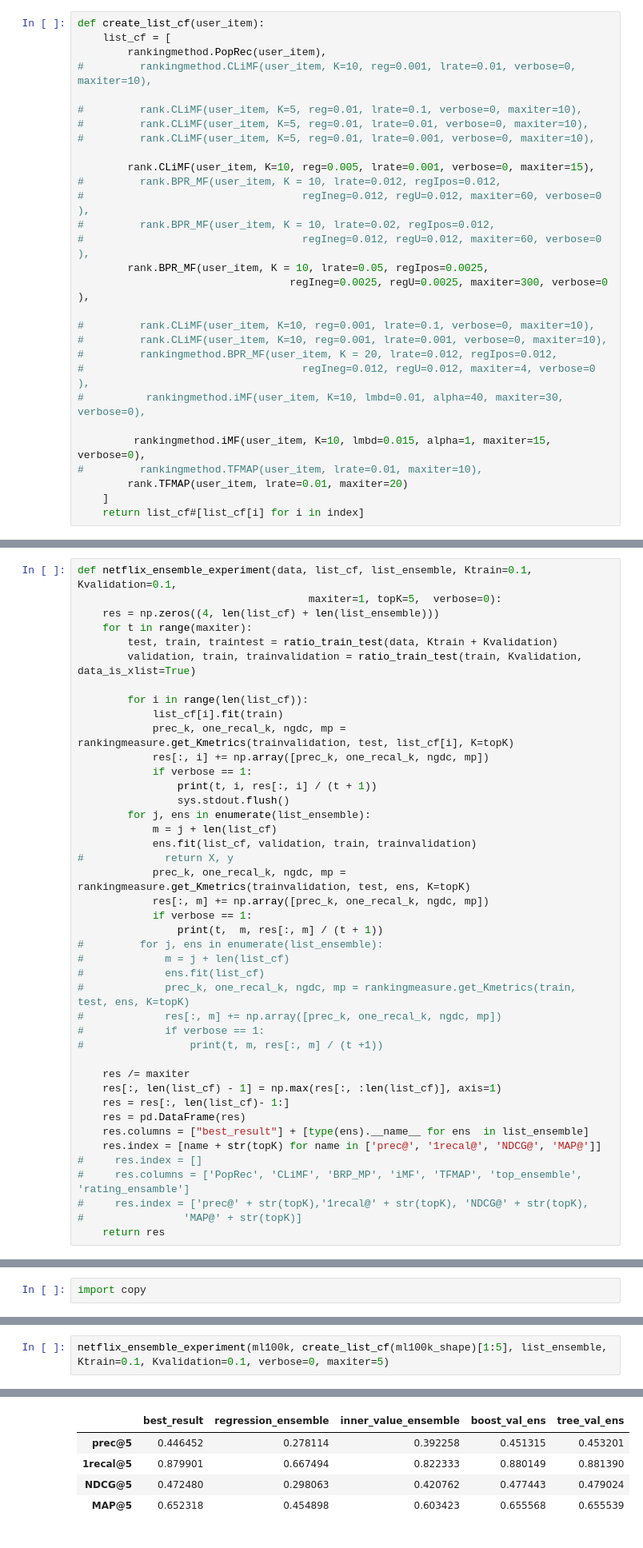
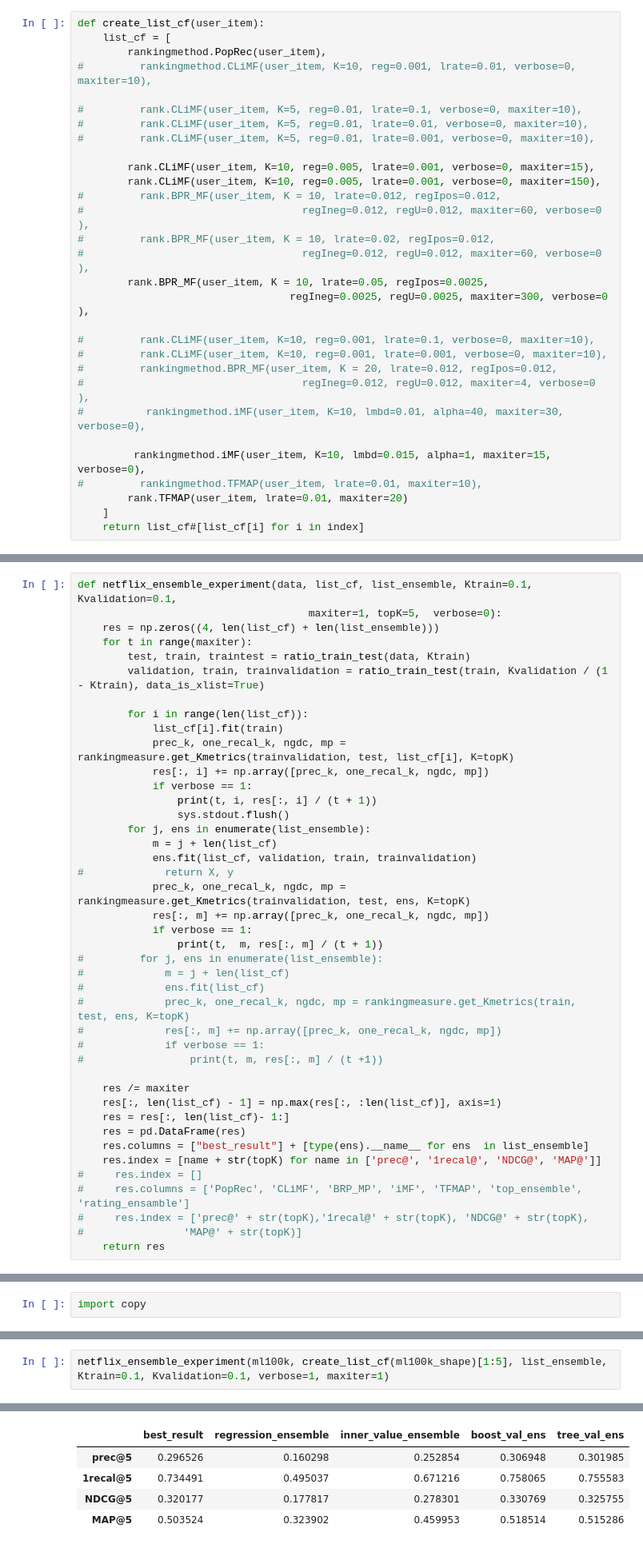
Before and after one commit to egorkudr1/diploma, a Jupyter notebook: rank_experiments_inverse.ipynb, the cells around one changed output, grey strips where cells are left out. Shown at 80% size. Saved outputs shown, nothing was run; the diff lists cells and outputs as text.

```diff
--- a/rank_experiments_inverse.ipynb
+++ b/rank_experiments_inverse.ipynb
@@ -56,6 +56,7 @@ def create_list_cf(user_item):
 #         rank.CLiMF(user_item, K=5, reg=0.01, lrate=0.001, verbose=0, maxiter=10),
 
         rank.CLiMF(user_item, K=10, reg=0.005, lrate=0.001, verbose=0, maxiter=15),
+        rank.CLiMF(user_item, K=10, reg=0.005, lrate=0.001, verbose=0, maxiter=150),
 #         rank.BPR_MF(user_item, K = 10, lrate=0.012, regIpos=0.012,
 #                                   regIneg=0.012, regU=0.012, maxiter=60, verbose=0 ),
 #         rank.BPR_MF(user_item, K = 10, lrate=0.02, regIpos=0.012,
@@ -207,8 +208,8 @@ def netflix_ensemble_experiment(data, list_cf, list_ensemble, Ktrain=0.1, Kvalid
                                      maxiter=1, topK=5,  verbose=0):
     res = np.zeros((4, len(list_cf) + len(list_ensemble)))
     for t in range(maxiter):
-        test, train, traintest = ratio_train_test(data, Ktrain + Kvalidation)
-        validation, train, trainvalidation = ratio_train_test(train, Kvalidation, data_is_xlist=True)
+        test, train, traintest = ratio_train_test(data, Ktrain)
+        validation, train, trainvalidation = ratio_train_test(train, Kvalidation / (1 - Ktrain), data_is_xlist=True)
 
         for i in range(len(list_cf)):
             list_cf[i].fit(train)
@@ -259,5 +260,5 @@ list_ensemble = [
     rankensemble.tree_val_ens(rankingmeasure.get_NDCG, [[3, 0],[1,2]], num_weights=11)
 ]
 # %%
-netflix_ensemble_experiment(ml100k, create_list_cf(ml100k_shape)[1:5], list_ensemble, Ktrain=0.1, Kvalidation=0.1, verbose=0, maxiter=5)
+netflix_ensemble_experiment(ml100k, create_list_cf(ml100k_shape)[1:5], list_ensemble, Ktrain=0.1, Kvalidation=0.1, verbose=1, maxiter=1)
 # %% [output]
@@ -264,6 +273,6 @@ netflix_ensemble_experiment(ml100k, create_list_cf(ml100k_shape)[1:5], list_ense
 |  | best_result | regression_ensemble | inner_value_ensemble | boost_val_ens | tree_val_ens |
-| prec@5 | 0.446452 | 0.278114 | 0.392258 | 0.451315 | 0.453201 |
-| 1recal@5 | 0.879901 | 0.667494 | 0.822333 | 0.880149 | 0.881390 |
-| NDCG@5 | 0.472480 | 0.298063 | 0.420762 | 0.477443 | 0.479024 |
-| MAP@5 | 0.652318 | 0.454898 | 0.603423 | 0.655568 | 0.655539 |
+| prec@5 | 0.296526 | 0.160298 | 0.252854 | 0.306948 | 0.301985 |
+| 1recal@5 | 0.734491 | 0.495037 | 0.671216 | 0.758065 | 0.755583 |
+| NDCG@5 | 0.320177 | 0.177817 | 0.278301 | 0.330769 | 0.325755 |
+| MAP@5 | 0.503524 | 0.323902 | 0.459953 | 0.518514 | 0.515286 |
 # %%
```
Also changed, not shown: parts of 17 cells of this notebook, 27 other files.
